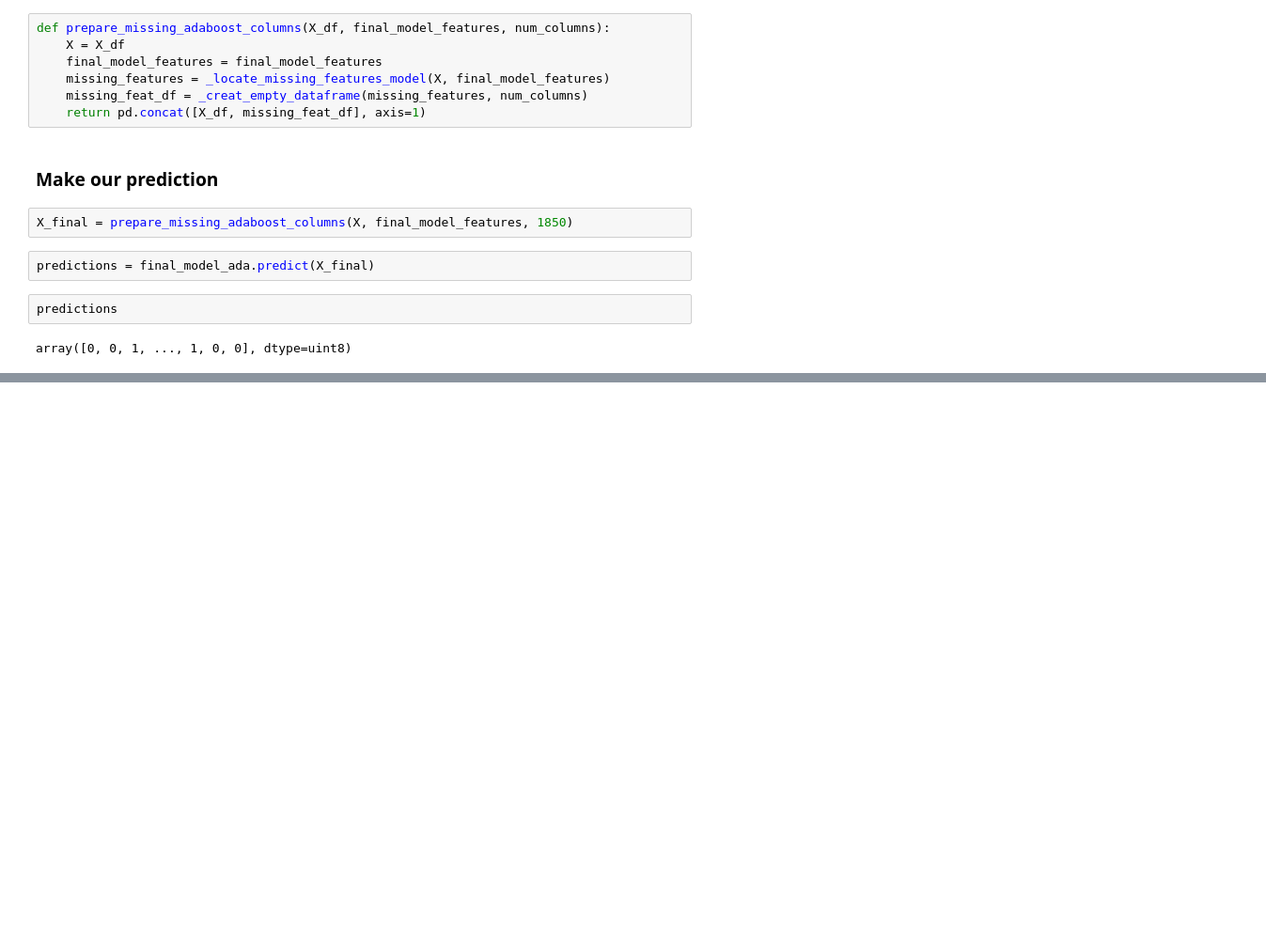
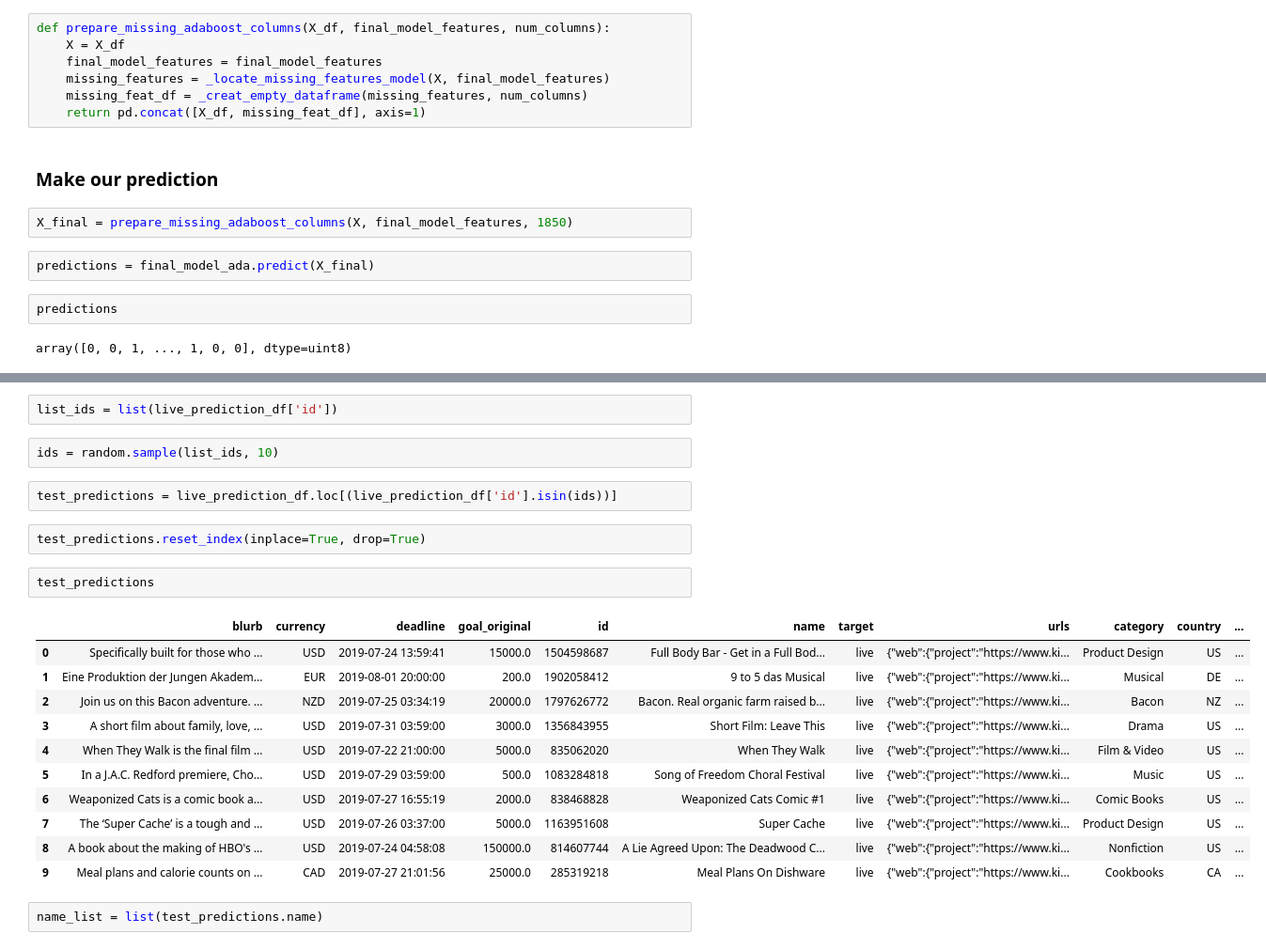
Before and after one commit to nateej1/kickstarter-campaign-classification, a Jupyter notebook: notebooks/03_analysis/20190816-mlb-kickstarter-final-prediction-live-data.ipynb, the cells around one changed output, grey strips where cells are left out. Shown at 94% size. Cells and saved outputs as stored; diff of their text form; blank space fills up the shorter version.

```diff
--- a/notebooks/03_analysis/20190816-mlb-kickstarter-final-prediction-live-data.ipynb
+++ b/notebooks/03_analysis/20190816-mlb-kickstarter-final-prediction-live-data.ipynb
@@ -447,0 +478,24 @@ array([0, 0, 1, ..., 1, 0, 0], dtype=uint8)
+# %%
+list_ids = list(live_prediction_df['id'])
+# %%
+ids = random.sample(list_ids, 10)
+# %%
+test_predictions = live_prediction_df.loc[(live_prediction_df['id'].isin(ids))]
+# %%
+test_predictions.reset_index(inplace=True, drop=True)
+# %%
+test_predictions
+# %% [output]
+|  | blurb | currency | deadline | goal_original | id | name | target | urls | category | country | ... |
+| 0 | Specifically built for those who ... | USD | 2019-07-24 13:59:41 | 15000.0 | 1504598687 | Full Body Bar - Get in a Full Bod... | live | {"web":{"project":"https://www.ki... | Product Design | US | ... |
+| 1 | Eine Produktion der Jungen Akadem... | EUR | 2019-08-01 20:00:00 | 200.0 | 1902058412 | 9 to 5 das Musical | live | {"web":{"project":"https://www.ki... | Musical | DE | ... |
+| 2 | Join us on this Bacon adventure. ... | NZD | 2019-07-25 03:34:19 | 20000.0 | 1797626772 | Bacon. Real organic farm raised b... | live | {"web":{"project":"https://www.ki... | Bacon | NZ | ... |
+| 3 | A short film about family, love, ... | USD | 2019-07-31 03:59:00 | 3000.0 | 1356843955 | Short Film: Leave This | live | {"web":{"project":"https://www.ki... | Drama | US | ... |
+| 4 | When They Walk is the final film ... | USD | 2019-07-22 21:00:00 | 5000.0 | 835062020 | When They Walk | live | {"web":{"project":"https://www.ki... | Film & Video | US | ... |
+| 5 | In a J.A.C. Redford premiere, Cho... | USD | 2019-07-29 03:59:00 | 500.0 | 1083284818 | Song of Freedom Choral Festival | live | {"web":{"project":"https://www.ki... | Music | US | ... |
+| 6 | Weaponized Cats is a comic book a... | USD | 2019-07-27 16:55:19 | 2000.0 | 838468828 | Weaponized Cats Comic #1 | live | {"web":{"project":"https://www.ki... | Comic Books | US | ... |
+| 7 | The ‘Super Cache’ is a tough and ... | USD | 2019-07-26 03:37:00 | 5000.0 | 1163951608 | Super Cache | live | {"web":{"project":"https://www.ki... | Product Design | US | ... |
+| 8 | A book about the making of HBO's ... | USD | 2019-07-24 04:58:08 | 150000.0 | 814607744 | A Lie Agreed Upon: The Deadwood C... | live | {"web":{"project":"https://www.ki... | Nonfiction | US | ... |
+| 9 | Meal plans and calorie counts on ... | CAD | 2019-07-27 21:01:56 | 25000.0 | 285319218 | Meal Plans On Dishware | live | {"web":{"project":"https://www.ki... | Cookbooks | CA | ... |
+# %%
+name_list = list(test_predictions.name)
```
Also changed, not shown: parts of 7 cells of this notebook, 2 other files.
